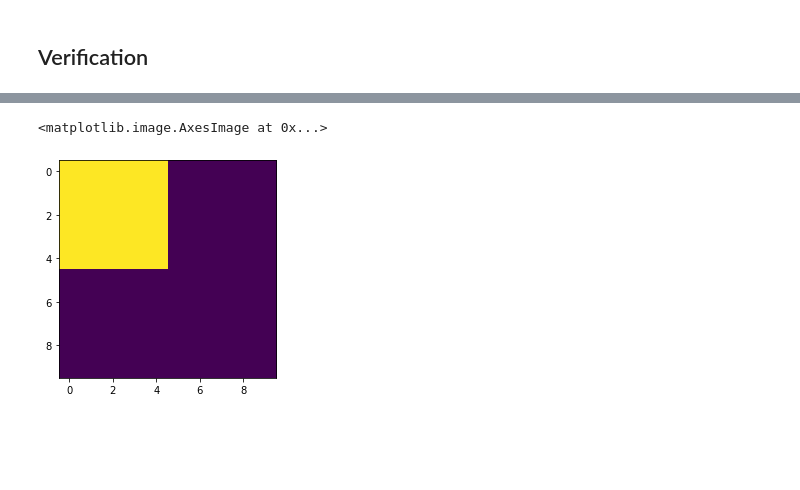
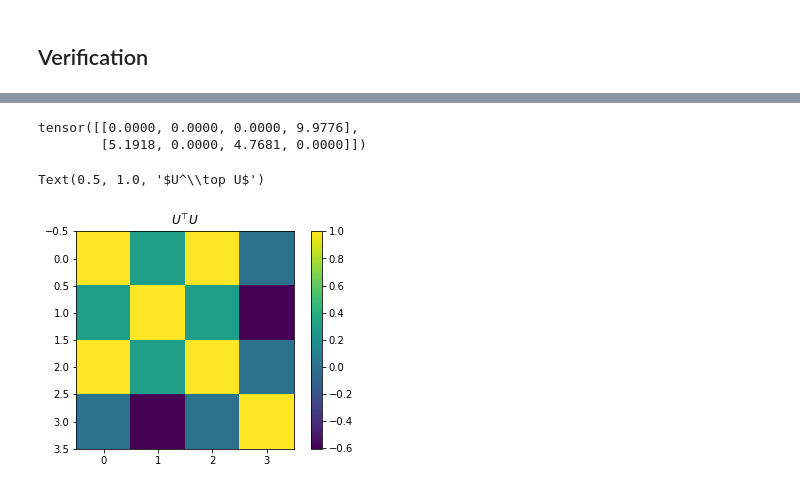
Before and after one commit to kebaek/mcr2, a Jupyter notebook: notebooks/variational-equation10.ipynb, the cells around one changed output, grey strips where cells are left out. Saved outputs shown, nothing was run; the diff lists cells and outputs as text; code cells hidden in the pictures; blank space fills up the shorter version.

```diff
--- a/notebooks/variational-equation10.ipynb
+++ b/notebooks/variational-equation10.ipynb
@@ -118,7 +143,7 @@ class MCR2Variational(nn.Module):
 ## Verification
 # %%
 n_class = 2
-n_features = 10
+n_features = 4
 n_samples = 20
 eps = 0.5
 mu = 0.1
@@ -184,22 +214,0 @@ plt.imshow(U@r(A[0]).diag()@U.T)
-# %%
-## Just Matrix approx
-eps = 0.5
-mu = 1
-r = n_features
-
-U = nn.Parameter(
-    torch.randn(n_features, r),
-    requires_grad=True
-    )
-A = nn.Parameter(
-    torch.randn(n_class, r),
-    requires_grad=True
-    )
-import torch.optim as optim
-optimizer = optim.SGD([A, U], lr=0.005)
-for epoch in range(4000):
-    optimizer.zero_grad()
-    loss = var_reg_U(Z_train.T, Pi, A, U)
-    print(epoch, loss.item())
-    loss.backward()
-    optimizer.step()
@@ -224,9 +215,12 @@ for epoch in range(4000):
-# %%
-U = torch.nn.functional.normalize(U, dim = 0).detach()
-r = torch.nn.ReLU()
-A = r(A).detach()
+# %%
+print(r(A))
+# %% [output]
+tensor([[0.0000, 0.0000, 0.0000, 9.9776],
+        [5.1918, 0.0000, 4.7681, 0.0000]])
 # %%
-plt.imshow(U@r(A[0]).diag()@U.T)
+plt.imshow(U.T@U)
+plt.colorbar()
+plt.title(r'$U^\top U$')
 # %% [output]
-<matplotlib.image.AxesImage at 0x...>
+Text(0.5, 1.0, '$U^\\top U$')
-[figure, old version]
+[figure, new version]
```
Also changed, not shown: parts of 23 cells of this notebook, 4 other files.
